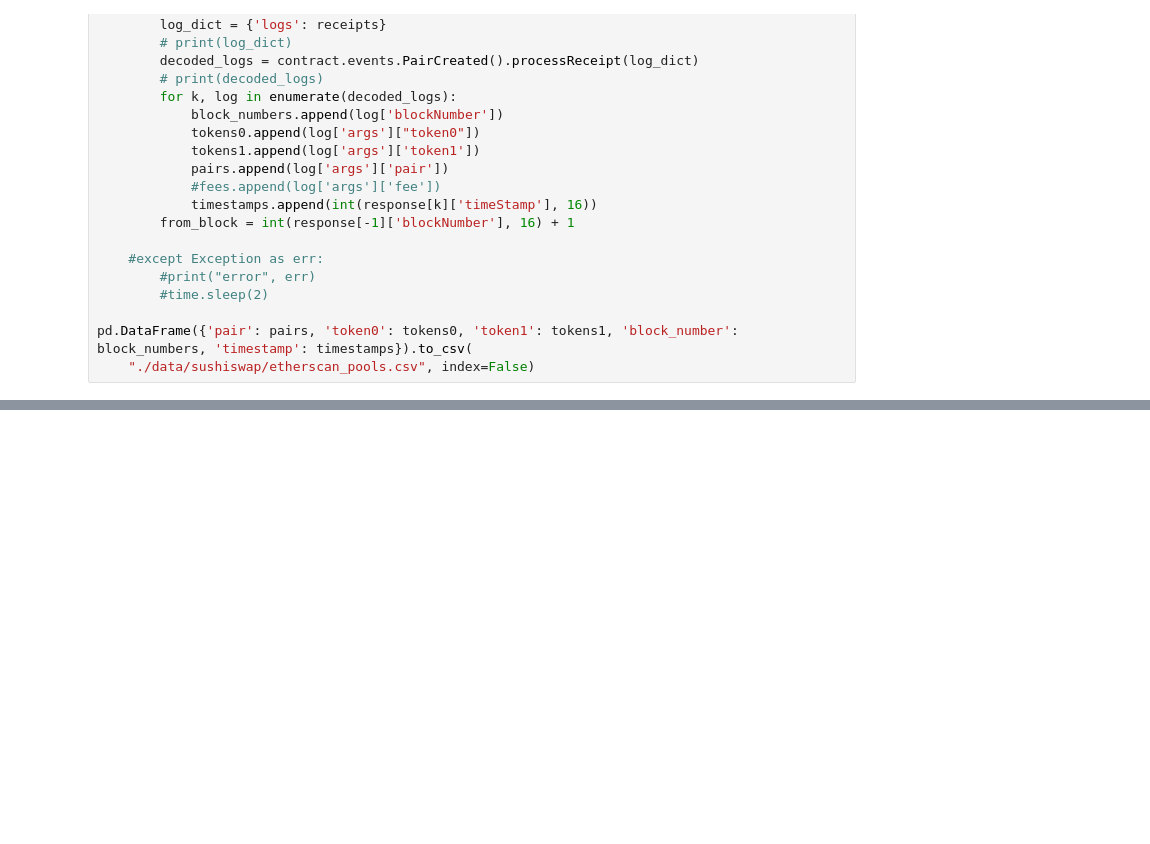
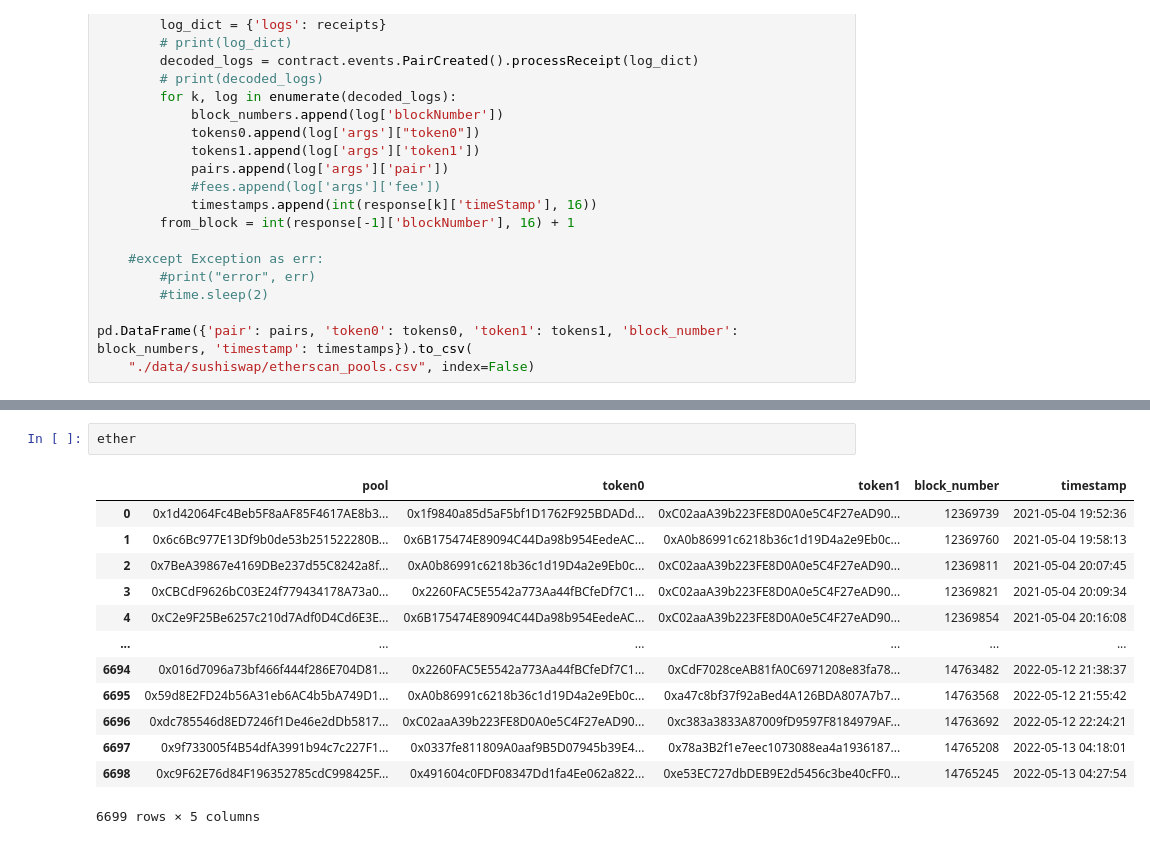
Before and after one commit to ydchen17/scam-token-detection, a Jupyter notebook: PoW_vs_PoS.ipynb, the cells around one changed output, grey strips where cells are left out. Drawn from its saved outputs; the diff is of its cells as text; blank space fills up the shorter version.

```diff
--- a/PoW_vs_PoS.ipynb
+++ b/PoW_vs_PoS.ipynb
@@ -244,0 +625,16 @@ polygon.set_index('timestamp').sort_index()
+# %%
+ether
+# %% [output]
+|  | pool | token0 | token1 | block_number | timestamp |
+| 0 | 0x1d42064Fc4Beb5F8aAF85F4617AE8b3... | 0x1f9840a85d5aF5bf1D1762F925BDADd... | 0xC02aaA39b223FE8D0A0e5C4F27eAD90... | 12369739 | 2021-05-04 19:52:36 |
+| 1 | 0x6c6Bc977E13Df9b0de53b251522280B... | 0x6B175474E89094C44Da98b954EedeAC... | 0xA0b86991c6218b36c1d19D4a2e9Eb0c... | 12369760 | 2021-05-04 19:58:13 |
+| 2 | 0x7BeA39867e4169DBe237d55C8242a8f... | 0xA0b86991c6218b36c1d19D4a2e9Eb0c... | 0xC02aaA39b223FE8D0A0e5C4F27eAD90... | 12369811 | 2021-05-04 20:07:45 |
+| 3 | 0xCBCdF9626bC03E24f779434178A73a0... | 0x2260FAC5E5542a773Aa44fBCfeDf7C1... | 0xC02aaA39b223FE8D0A0e5C4F27eAD90... | 12369821 | 2021-05-04 20:09:34 |
+| 4 | 0xC2e9F25Be6257c210d7Adf0D4Cd6E3E... | 0x6B175474E89094C44Da98b954EedeAC... | 0xC02aaA39b223FE8D0A0e5C4F27eAD90... | 12369854 | 2021-05-04 20:16:08 |
+| ... | ... | ... | ... | ... | ... |
+| 6694 | 0x016d7096a73bf466f444f286E704D81... | 0x2260FAC5E5542a773Aa44fBCfeDf7C1... | 0xCdF7028ceAB81fA0C6971208e83fa78... | 14763482 | 2022-05-12 21:38:37 |
+| 6695 | 0x59d8E2FD24b56A31eb6AC4b5bA749D1... | 0xA0b86991c6218b36c1d19D4a2e9Eb0c... | 0xa47c8bf37f92aBed4A126BDA807A7b7... | 14763568 | 2022-05-12 21:55:42 |
+| 6696 | 0xdc785546d8ED7246f1De46e2dDb5817... | 0xC02aaA39b223FE8D0A0e5C4F27eAD90... | 0xc383a3833A87009fD9597F8184979AF... | 14763692 | 2022-05-12 22:24:21 |
+| 6697 | 0x9f733005f4B54dfA3991b94c7c227F1... | 0x0337fe811809A0aaf9B5D07945b39E4... | 0x78a3B2f1e7eec1073088ea4a1936187... | 14765208 | 2022-05-13 04:18:01 |
+| 6698 | 0xc9F62E76d84F196352785cdC998425F... | 0x491604c0FDF08347Dd1fa4Ee062a822... | 0xe53EC727dbDEB9E2d5456c3be40cFF0... | 14765245 | 2022-05-13 04:27:54 |
+6699 rows × 5 columns
```
Also changed, not shown: parts of 15 cells of this notebook, 16 other files.
